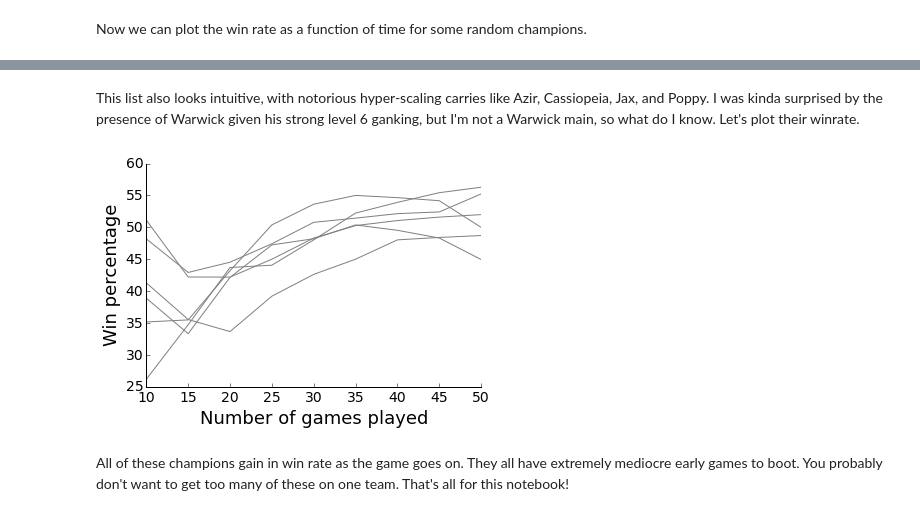
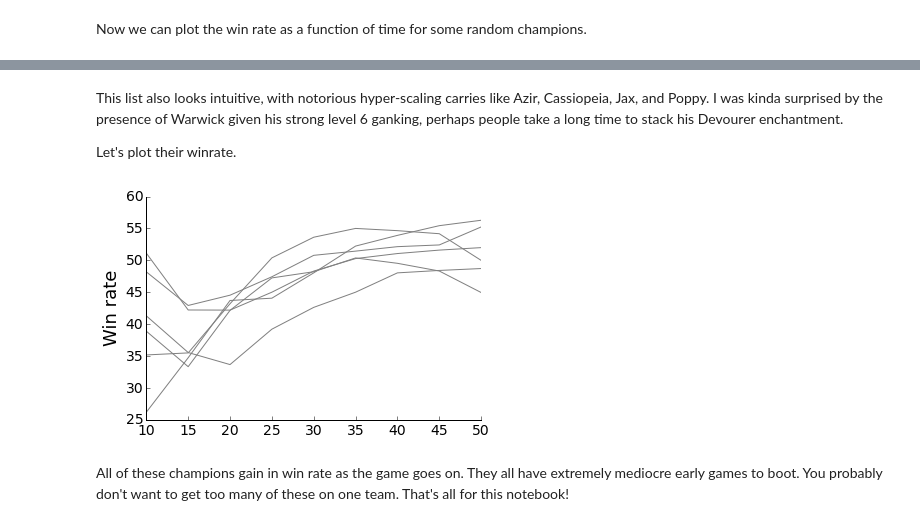
Before and after one commit to map222/lolML, a Jupyter notebook: notebooks/Champion skill.ipynb, the cells around one changed output, grey strips where cells are left out. Cells and saved outputs as stored; diff of their text form; code cells hidden in the pictures.

```diff
--- a/notebooks/Champion skill.ipynb
+++ b/notebooks/Champion skill.ipynb
@@ -33,7 +37,7 @@ To save time (and League of Graph's bandwidth), you can save the html to your co
 with open('champ_html.pickle', 'wb') as champ_pickle:
     pickle.dump(champ_html, champ_pickle)
 # %%
-with open('champ_html.pickle', 'rb') as champ_pickle:
+with open('../champ_html.pickle', 'rb') as champ_pickle:
     champ_html = pickle.load(champ_pickle)
 # %%
 del champ_html[49] # delete kindred
@@ -190,8 +213,10 @@ champ_list.iloc[late_champs]
 # %% [markdown]
-This list also looks intuitive, with notorious hyper-scaling carries like Azir, Cassiopeia, Jax, and Poppy. I was kinda surprised by the presence of Warwick given his strong level 6 ganking, but I'm not a Warwick main, so what do I know. Let's plot their winrate.
+This list also looks intuitive, with notorious hyper-scaling carries like Azir, Cassiopeia, Jax, and Poppy. I was kinda surprised by the presence of Warwick given his strong level 6 ganking, perhaps people take a long time to stack his Devourer enchantment.
+
+Let's plot their winrate.
 # %%
-plot_wins_by_games( wins_by_time[late_champs])
+plot_wins_by_index( wins_by_time[late_champs])
 # %% [output]
-[figure, old version]
+[figure, new version]
 # %% [markdown]
 All of these champions gain in win rate as the game goes on. They all have extremely mediocre early games to boot. You probably don't want to get too many of these on one team. That's all for this notebook!
```
Also changed, not shown: parts of 41 cells of this notebook.
